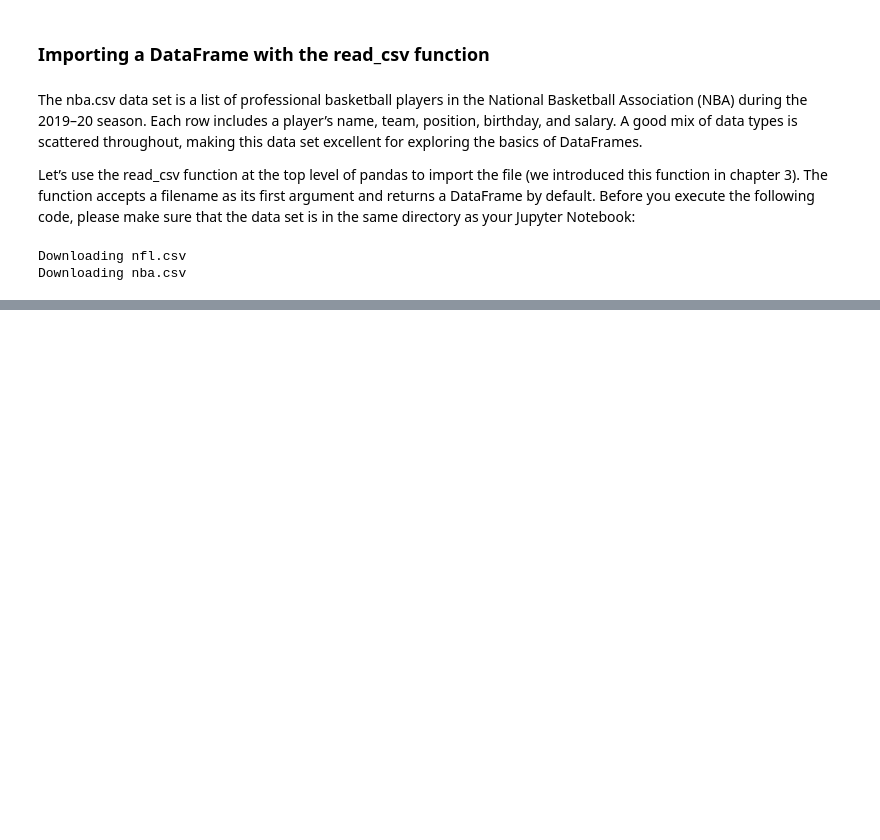
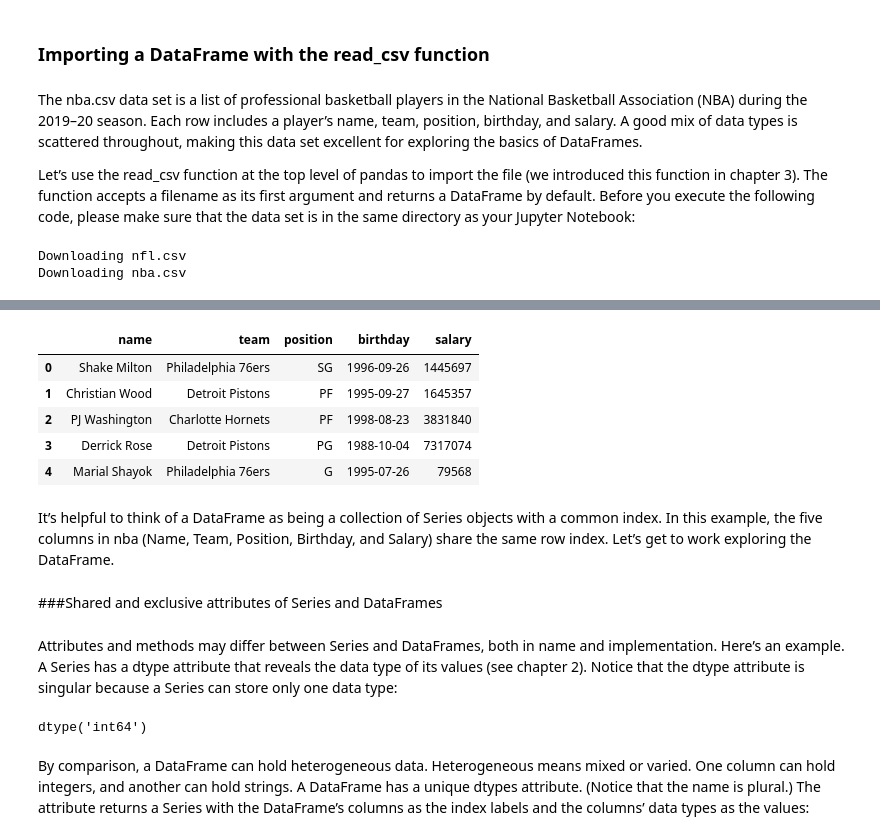
Before and after one commit to Sunday-Okey/Pandas_Lesson_Colab, a Jupyter notebook: DataFrame_Object.ipynb, the cells around one changed output, grey strips where cells are left out. Drawn from its saved outputs; the diff is of its cells as text; code cells hidden in the pictures; blank space fills up the shorter version.

```diff
--- a/DataFrame_Object.ipynb
+++ b/DataFrame_Object.ipynb
@@ -142,0 +177,21 @@ Downloading nba.csv
+# %%
+nba.head()
+# %% [output]
+|  | name | team | position | birthday | salary |
+| 0 | Shake Milton | Philadelphia 76ers | SG | 1996-09-26 | 1445697 |
+| 1 | Christian Wood | Detroit Pistons | PF | 1995-09-27 | 1645357 |
+| 2 | PJ Washington | Charlotte Hornets | PF | 1998-08-23 | 3831840 |
+| 3 | Derrick Rose | Detroit Pistons | PG | 1988-10-04 | 7317074 |
+| 4 | Marial Shayok | Philadelphia 76ers | G | 1995-07-26 | 79568 |
+# %% [markdown]
+It’s helpful to think of a DataFrame as being a collection of Series objects with a common index. In this example, the five columns in nba (Name, Team, Position, Birthday, and Salary) share the same row index. Let’s get to work exploring the DataFrame.
+# %% [markdown]
+###Shared and exclusive attributes of Series and DataFrames
+# %% [markdown]
+Attributes and methods may differ between Series and DataFrames, both in name and implementation. Here’s an example. A Series has a dtype attribute that reveals the data type of its values (see chapter 2). Notice that the dtype attribute is singular because a Series can store only one data type:
+# %%
+pd.Series([1,2,3]).dtype
+# %% [output]
+dtype('int64')
+# %% [markdown]
+By comparison, a DataFrame can hold heterogeneous data. Heterogeneous means mixed or varied. One column can hold integers, and another can hold strings. A DataFrame has a unique dtypes attribute. (Notice that the name is plural.) The attribute returns a Series with the DataFrame’s columns as the index labels and the columns’ data types as the values:
```
Also changed, not shown: parts of 70 cells of this notebook.
